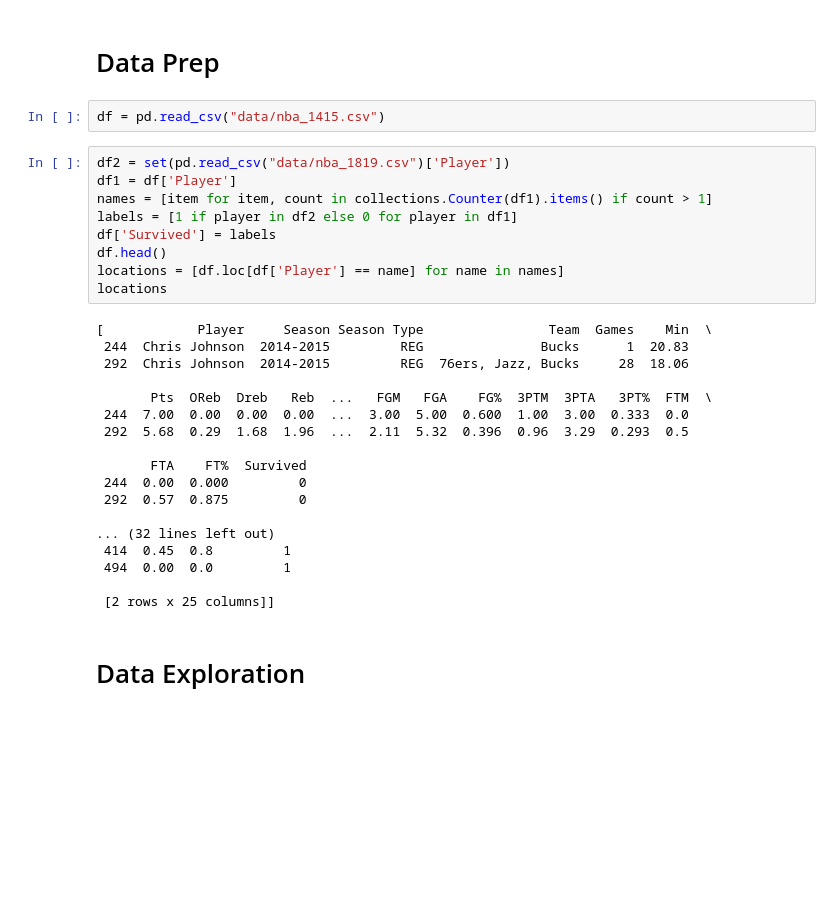
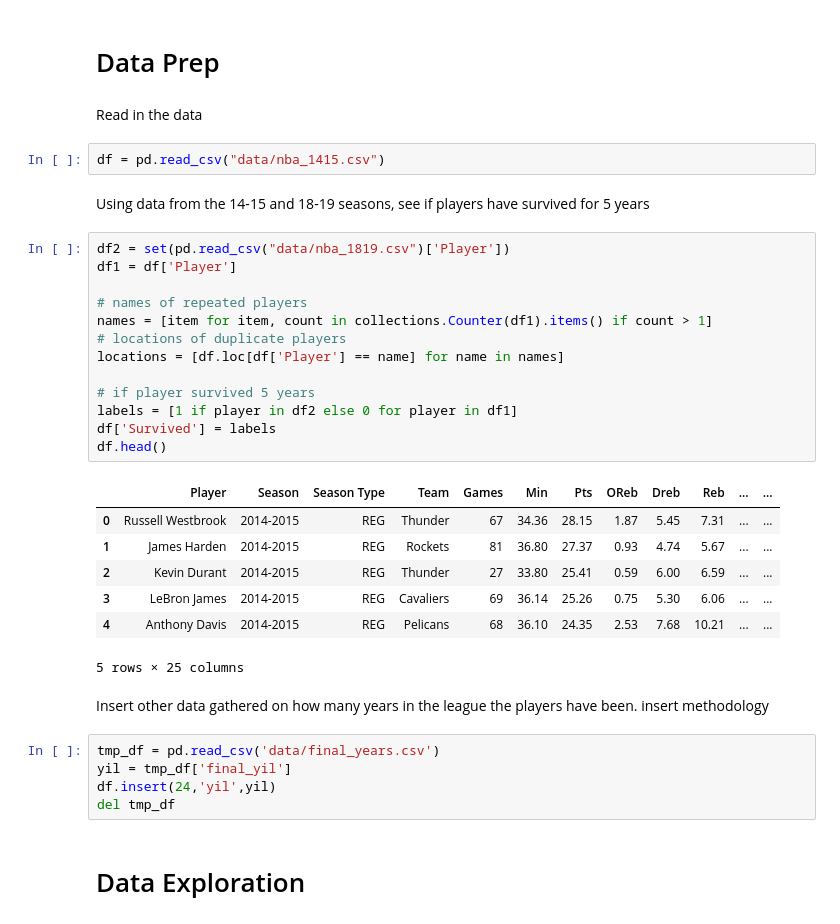
Before and after one commit to mmatvienko/dm-project, a Jupyter notebook: project.ipynb, the cells around one changed output. Cells and saved outputs as stored; diff of their text form; blank space fills up the shorter version.

```diff
--- a/project.ipynb
+++ b/project.ipynb
@@ -14,35 +14,40 @@ warnings.filterwarnings('ignore')
 %matplotlib inline
 # %% [markdown]
 # Data Prep
+# %% [markdown]
+Read in the data
 # %%
 df = pd.read_csv("data/nba_1415.csv")
+# %% [markdown]
+Using data from the 14-15 and 18-19 seasons, see if players have survived for 5 years
 # %%
 df2 = set(pd.read_csv("data/nba_1819.csv")['Player'])
 df1 = df['Player']
+
+# names of repeated players
 names = [item for item, count in collections.Counter(df1).items() if count > 1]
+# locations of duplicate players
+locations = [df.loc[df['Player'] == name] for name in names]
+
+# if player survived 5 years
 labels = [1 if player in df2 else 0 for player in df1]
 df['Survived'] = labels
 df.head()
-locations = [df.loc[df['Player'] == name] for name in names]
-locations
 # %% [output]
+|  | Player | Season | Season Type | Team | Games | Min | Pts | OReb | Dreb | Reb | ... | ... |
+| 0 | Russell Westbrook | 2014-2015 | REG | Thunder | 67 | 34.36 | 28.15 | 1.87 | 5.45 | 7.31 | ... | ... |
+| 1 | James Harden | 2014-2015 | REG | Rockets | 81 | 36.80 | 27.37 | 0.93 | 4.74 | 5.67 | ... | ... |
+| 2 | Kevin Durant | 2014-2015 | REG | Thunder | 27 | 33.80 | 25.41 | 0.59 | 6.00 | 6.59 | ... | ... |
+| 3 | LeBron James | 2014-2015 | REG | Cavaliers | 69 | 36.14 | 25.26 | 0.75 | 5.30 | 6.06 | ... | ... |
+| 4 | Anthony Davis | 2014-2015 | REG | Pelicans | 68 | 36.10 | 24.35 | 2.53 | 7.68 | 10.21 | ... | ... |
-[            Player     Season Season Type                Team  Games    Min  \
- 244  Chris Johnson  2014-2015         REG               Bucks      1  20.83
- 292  Chris Johnson  2014-2015         REG  76ers, Jazz, Bucks     28  18.06
-
-       Pts  OReb  Dreb   Reb  ...   FGM   FGA    FG%  3PTM  3PTA   3PT%  FTM  \
- 244  7.00  0.00  0.00  0.00  ...  3.00  5.00  0.600  1.00  3.00  0.333  0.0
- 292  5.68  0.29  1.68  1.96  ...  2.11  5.32  0.396  0.96  3.29  0.293  0.5
-
-       FTA    FT%  Survived
- 244  0.00  0.000         0
- 292  0.57  0.875         0
-
-... (32 lines left out)
- 414  0.45  0.8         1
- 494  0.00  0.0         1
-
- [2 rows x 25 columns]]
+5 rows × 25 columns
+# %% [markdown]
+Insert other data gathered on how many years in the league the players have been. <TODO> insert methodology
+# %%
+tmp_df = pd.read_csv('data/final_years.csv')
+yil = tmp_df['final_yil']
+df.insert(24,'yil',yil)
+del tmp_df
 # %% [markdown]
 # Data Exploration
 # %%
```
Also changed, not shown: parts of 23 cells of this notebook.
